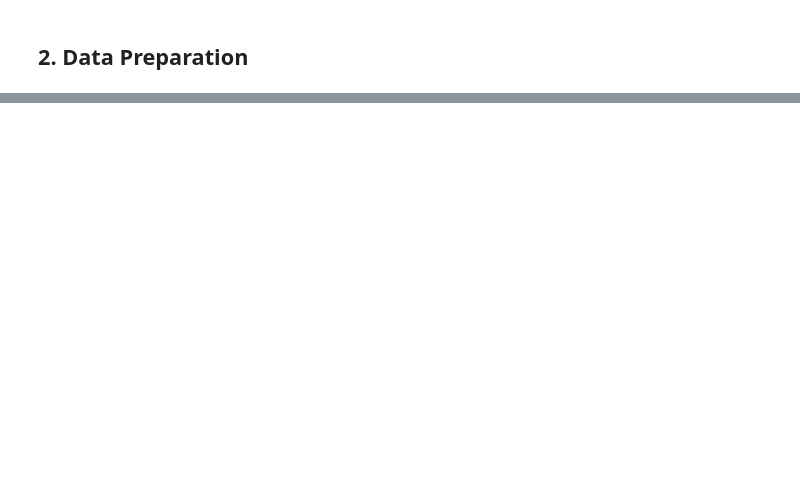
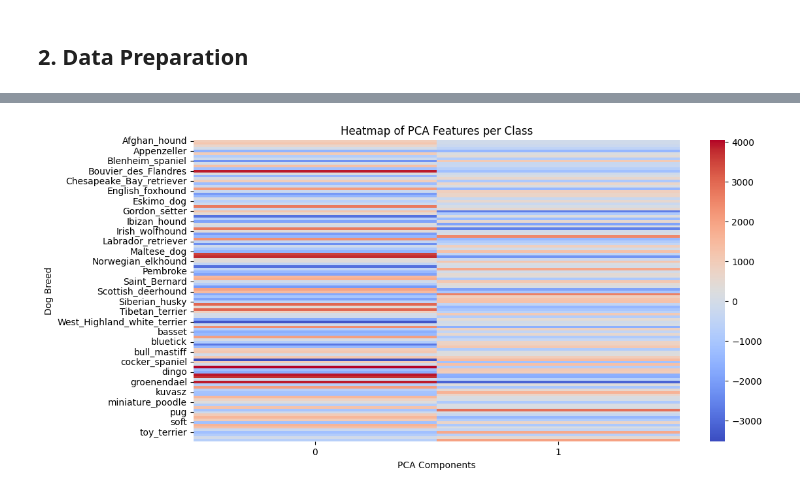
Before and after one commit to logcho/dog-image-analysis, a Jupyter notebook: notebooks/exploration.ipynb, the cells around one changed output, grey strips where cells are left out. Saved outputs shown, nothing was run; the diff lists cells and outputs as text; code cells hidden in the pictures; blank space fills up the shorter version.

Commit message:
feat: analysis

```diff
--- a/notebooks/exploration.ipynb
+++ b/notebooks/exploration.ipynb
@@ -38,0 +56,34 @@ The expected outcome of this analysis is to develop a robust image classificatio
+# %%
+def load_and_process_images(image_folder):
+    images = []
+    labels = []
+
+    for label in os.listdir(image_folder):
+        breed_folder = os.path.join(image_folder, label)
+        if os.path.isdir(breed_folder):
+            for filename in os.listdir(breed_folder):
+                img_path = os.path.join(breed_folder, filename)
+                try:
+                    img = Image.open(img_path)
+                    img = img.resize((128, 128))  # Resize images to 128x128 pixels
+                    img_array = np.array(img)
+
+                    # Check if the image is 3-channel RGB
+                    if img_array.shape == (128, 128, 3):
+                        images.append(img_array)
+
+                        # Clean the label by removing the numeric prefix
+                        cleaned_label = label.split('-')[1]  # Get the part after the hyphen
+                        labels.append(cleaned_label)
+                except Exception as e:
+                    print(f"Error processing file {img_path}: {e}")
+
+    return np.array(images), np.array(labels)
+
+# Load and process images
+image_folder_path = '/Users/loganchoi/Desktop/dog-image-analysis/data/images/images'
+images, labels = load_and_process_images(image_folder_path)
+
+# Step 1: Check the shape of images
+print("Number of images:", images.shape[0])
+print("Image dimensions:", images.shape[1:])  # Output the size of the images
@@ -38,0 +307,13 @@ The expected outcome of this analysis is to develop a robust image classificatio
+# %%
+# Compute mean PCA feature values for each class
+pca_means = pd.DataFrame(X_pca[:, :10]).groupby(labels).mean()
+
+# Plot heatmap
+plt.figure(figsize=(12, 6))
+sns.heatmap(pca_means, cmap='coolwarm', annot=False)
+plt.title("Heatmap of PCA Features per Class")
+plt.xlabel("PCA Components")
+plt.ylabel("Dog Breed")
+plt.show()
+# %% [output]
+[figure, added]
```
Also changed, not shown: parts of 18 cells of this notebook.
